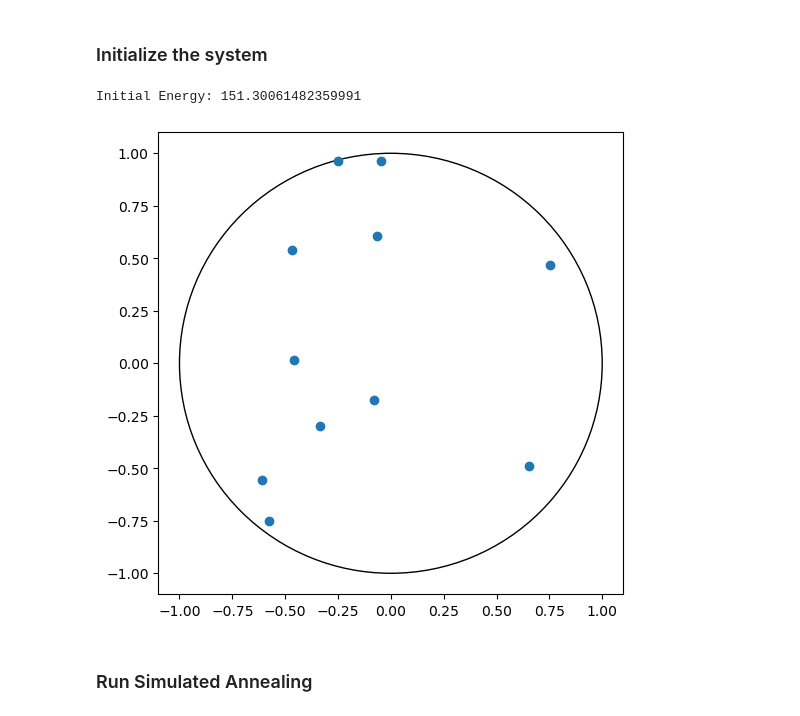
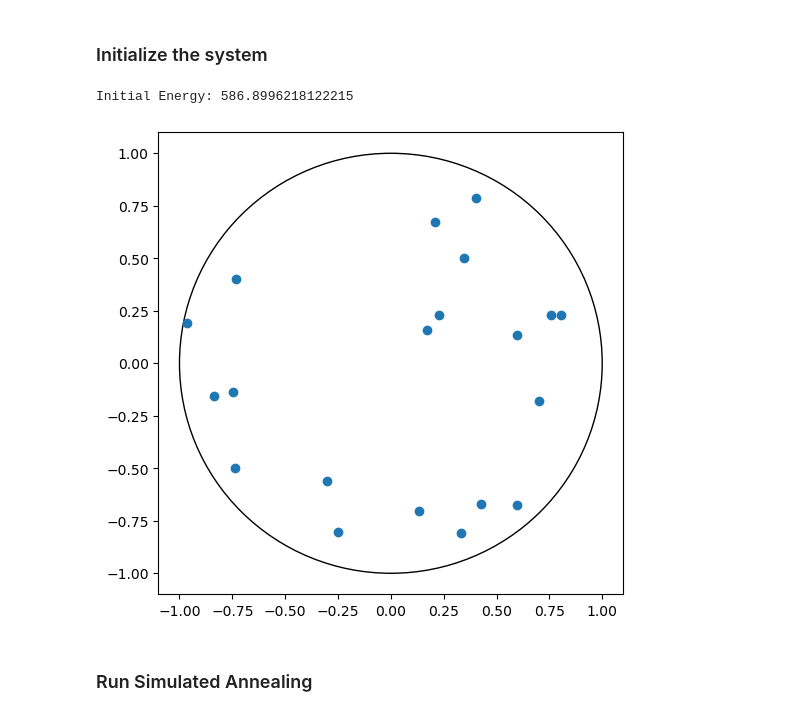
Before and after one commit to Koekoek1337/stochSim3, a Jupyter notebook: electricPotentialEnergy.ipynb, the cells around one changed output. Drawn from its saved outputs; the diff is of its cells as text; code cells hidden in the pictures.

```diff
--- a/electricPotentialEnergy.ipynb
+++ b/electricPotentialEnergy.ipynb
@@ -9,13 +10,13 @@ import electricPotentialEnergy as pe
 # %% [markdown]
 ### Initialize the system
 # %%
-system = pe.Coulomb(11)
+system = pe.Coulomb(20, seed=45)
 
 fig, ax = pe.plotState(system.state)
 print(f"Initial Energy: {system.stateEnergy()}")
 # %% [output]
-Initial Energy: 151.30061482359991
+Initial Energy: 586.8996218122215
-[figure, old version]
+[figure, new version]
 # %% [markdown]
 ### Run Simulated Annealing
 # %%
```
Also changed, not shown: parts of 11 cells of this notebook.
